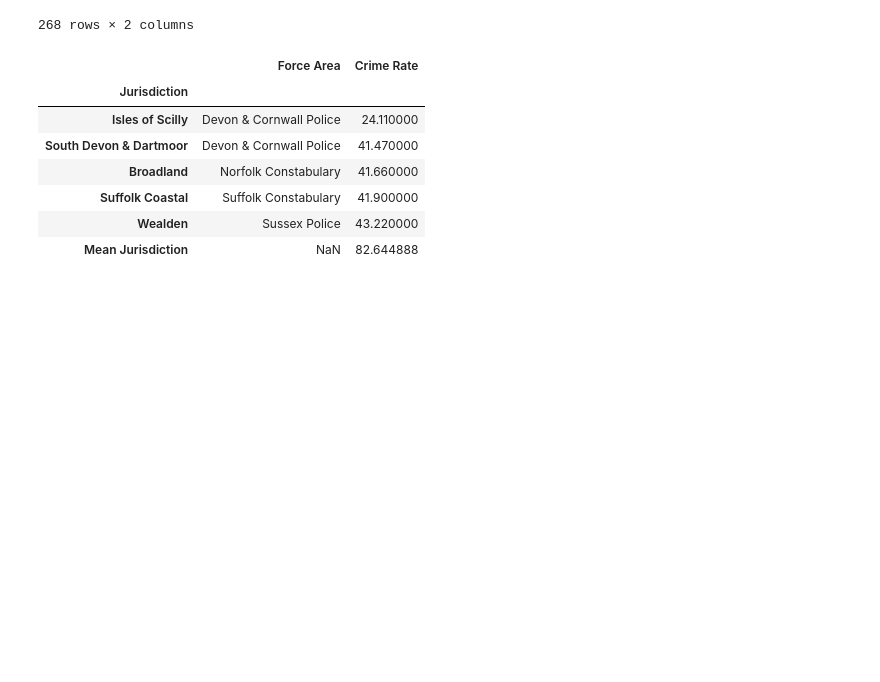
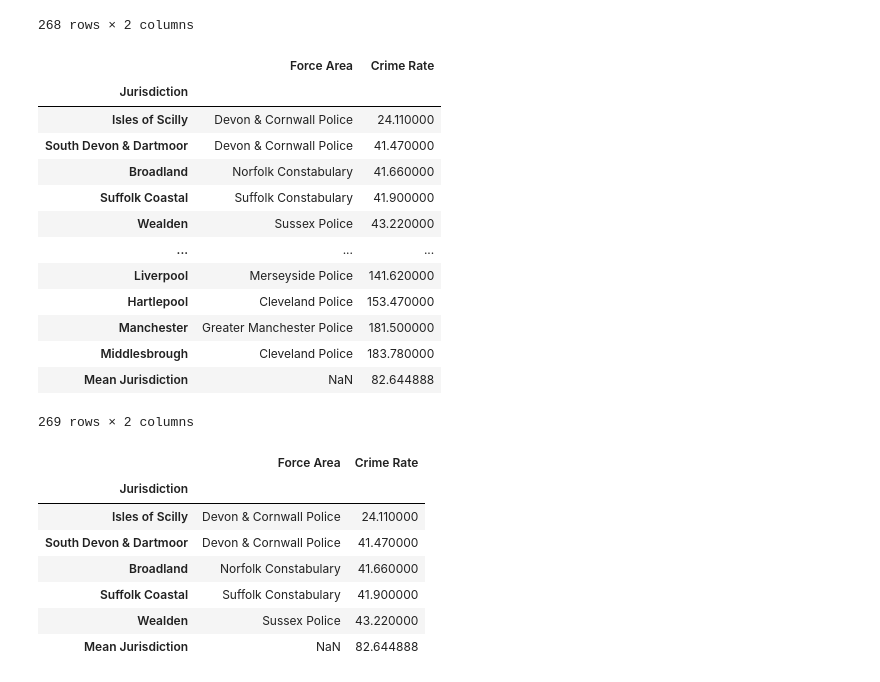
Before and after one commit to SOCStudentUoE/BEE2041-Empirical-Assignment, a Jupyter notebook: src/blog.ipynb, the cells around one changed output. Saved outputs shown, nothing was run; the diff lists cells and outputs as text; code cells hidden in the pictures; blank space fills up the shorter version.

```diff
--- a/src/blog.ipynb
+++ b/src/blog.ipynb
@@ -551,6 +593,22 @@ JurisdictionCrimes
 # %%
 RankedJurisdictions=JurisdictionCrimes.sort_values('Crime Rate', ascending=True)
 RankedJurisdictions.loc['Mean Jurisdiction','Crime Rate']=RankedJurisdictions['Crime Rate'].mean()
+RankedJurisdictions
+# %% [output]
+|  | Force Area | Crime Rate |
+| Jurisdiction |  |  |
+| Isles of Scilly | Devon & Cornwall Police | 24.110000 |
+| South Devon & Dartmoor | Devon & Cornwall Police | 41.470000 |
+| Broadland | Norfolk Constabulary | 41.660000 |
+| Suffolk Coastal | Suffolk Constabulary | 41.900000 |
+| Wealden | Sussex Police | 43.220000 |
+| ... | ... | ... |
+| Liverpool | Merseyside Police | 141.620000 |
+| Hartlepool | Cleveland Police | 153.470000 |
+| Manchester | Greater Manchester Police | 181.500000 |
+| Middlesbrough | Cleveland Police | 183.780000 |
+| Mean Jurisdiction | NaN | 82.644888 |
+269 rows × 2 columns
 # %%
 Top5Jurisdictions = RankedJurisdictions.iloc[:5,:]
 RelativeComparison_Top = Top5Jurisdictions.copy()
```
Also changed, not shown: parts of 55 cells of this notebook, 2 other files.
